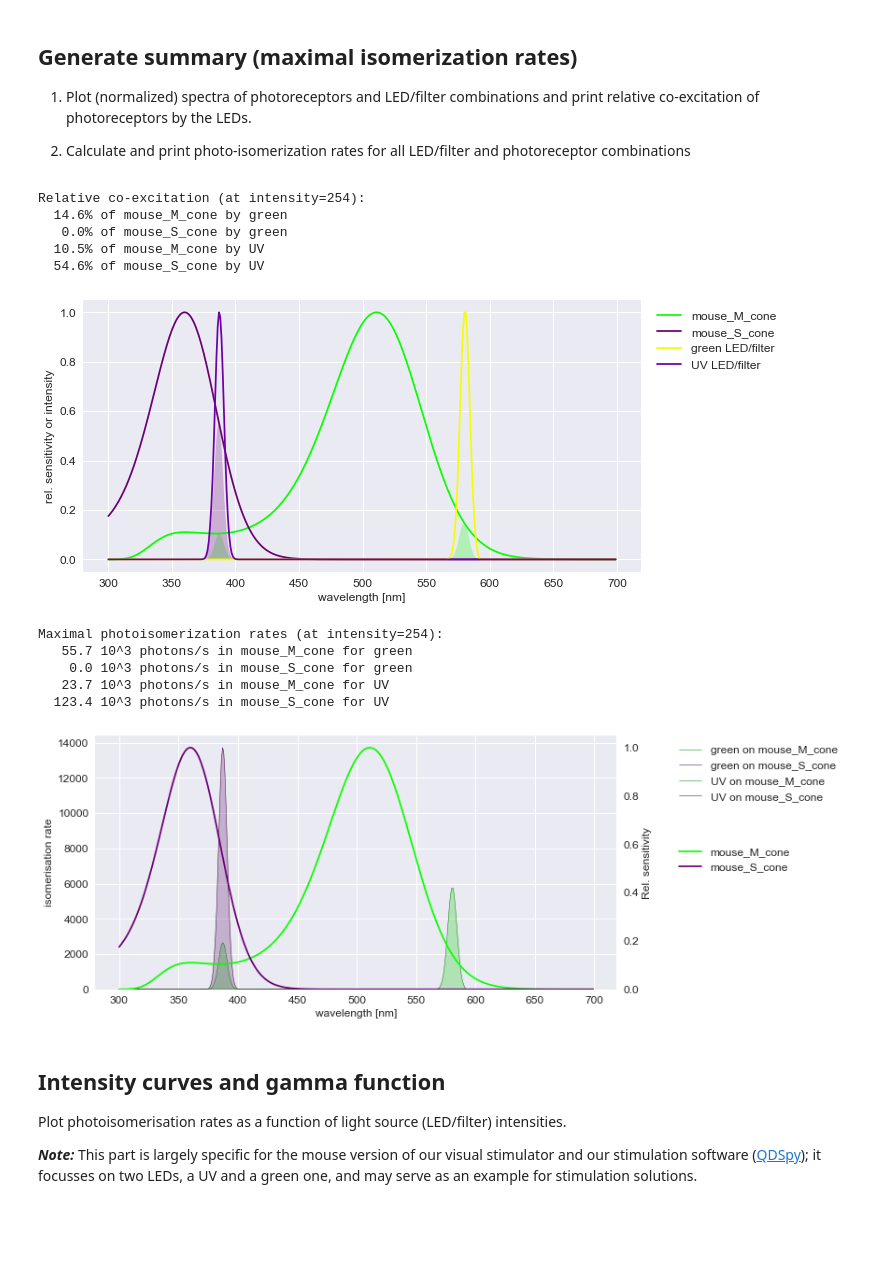
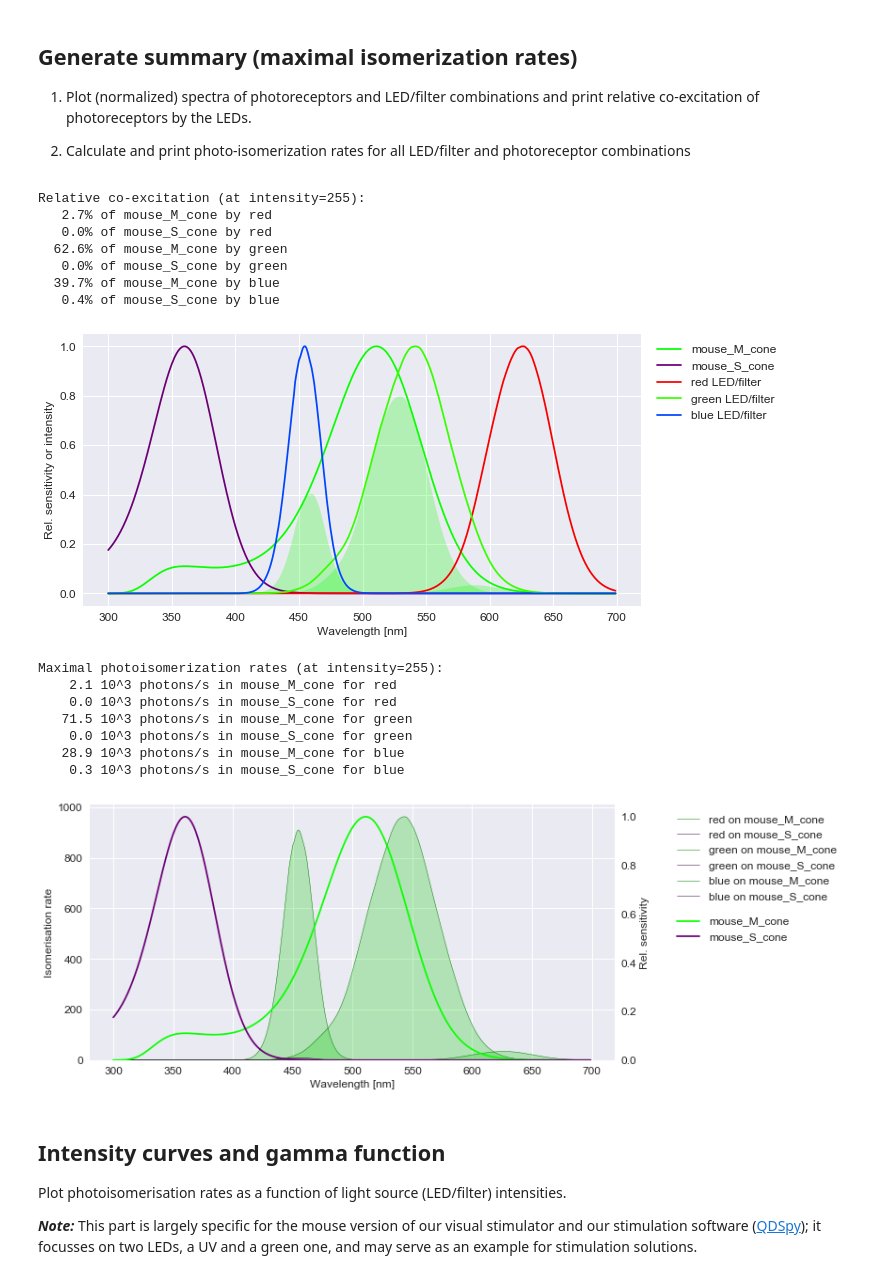
Before and after one commit to eulerlab/open-visual-stimulator, a Jupyter notebook: stimulator_calibration.ipynb, the cells around one changed output. Saved outputs shown, nothing was run; the diff lists cells and outputs as text; code cells hidden in the pictures; blank space fills up the shorter version.

```diff
--- a/stimulator_calibration.ipynb
+++ b/stimulator_calibration.ipynb
@@ -390,11 +394,9 @@ Prepare the measurements and when ready, press Enter. For each LED (light source
 The recorded mean spectra together with the wavelengts are written to a text file, one per LED. By chosing the name of an existing set of files (`fileNameMask`) in the folder `data//`, no measurements are taking place and instead the data of that earlier recording is loaded.
 # %%
 # Examples
-#
+
+fileNameMask = "TFTMonitor_Samsung_4"      # Standard TFT screen, for comparison
+
 """
-fileNameMask = "LEDs_Setup2_20180815c"   # Setup #2 green-UV lightcrafter
-fileNameMask = "TFTMonitor_Samsung"      # Standard TFT screen, for comparison
-fileNameMask = "TFTMonitor_Samsung_4"
+fileNameMask = "LEDs_Setup2_20180821_0"  # Setup #2 green-UV lightcrafter
 """
-
-fileNameMask = "LEDs_Setup2_20180823_2"
@@ -732,7 +738,7 @@ for LED in LEDs:
                     colPR = spc.wavelength_to_rgb(PR["peak_nm"])
             plt.fill(x_wavelen_nm, effect["spect"][-1], facecolor=colPR, alpha=0.25)
 
-plt.gca().set(xlabel="wavelength [nm]", ylabel="rel. sensitivity or intensity")
+plt.gca().set(xlabel="Wavelength [nm]", ylabel="Rel. sensitivity or intensity")
 plt.legend(bbox_to_anchor=(1.01, 1), loc="upper left")
 
 
@@ -809,45 +815,49 @@ for iLED, LED in enumerate(LEDs):
 # Plot ...
 #
 fig, ax1 = plt.subplots()
 ax2      = ax1.twinx()
 
 for PR in PRs:
     if len(PR["spect"]) > 0:
         ax2.plot(x_wavelen_nm, PR["spect"],
                  color=spc.wavelength_to_rgb(PR["peak_nm"]), label=PR["name"])
 
 for LED in LEDs:
     for effect in LED["effect_on_PR"]:
         for iPR, PR in enumerate(PRs):
             if PR["name"] == effect["PR_name"]:
                 col_lo = spc.wavelength_to_rgb(PR["peak_nm"], darker=0.5)
                 col_hi = spc.wavelength_to_rgb(PR["peak_nm"], darker=0.8)
                 ax1.plot(x_wavelen_nm, effect["photoiso_rate"][-1], color=col_lo,
                          label=LED["name"] +" on " +PR["name"], linewidth=0.5)
                 ax1.fill(x_wavelen_nm, effect["photoiso_rate"][-1], facecolor=col_hi, alpha=0.25)
 
-ax1.set_xlabel("wavelength [nm]")
-ax1.set_ylabel("isomerisation rate")
+ax1.set_xlabel("Wavelength [nm]")
+ax1.set_ylabel("Isomerisation rate")
 ax1.legend(bbox_to_anchor=(1.10, 1), loc="upper left")
 ax1.set_ylim(ymin=0)
 
 ax2.set_ylabel("Rel. sensitivity")
 ax2.legend(bbox_to_anchor=(1.10, 0.60), loc="upper left")
 ax2.set_ylim(ymin=0)
 ax2.grid(False)
 # %% [output]
-Relative co-excitation (at intensity=254):
-  14.6% of mouse_M_cone by green
+Relative co-excitation (at intensity=255):
+   2.7% of mouse_M_cone by red
+   0.0% of mouse_S_cone by red
+  62.6% of mouse_M_cone by green
    0.0% of mouse_S_cone by green
-  10.5% of mouse_M_cone by UV
-  54.6% of mouse_S_cone by UV
+  39.7% of mouse_M_cone by blue
+   0.4% of mouse_S_cone by blue
-[figure, old version]
+[figure, new version]
-Maximal photoisomerization rates (at intensity=254):
-   55.7 10^3 photons/s in mouse_M_cone for green
+Maximal photoisomerization rates (at intensity=255):
+    2.1 10^3 photons/s in mouse_M_cone for red
+    0.0 10^3 photons/s in mouse_S_cone for red
+   71.5 10^3 photons/s in mouse_M_cone for green
     0.0 10^3 photons/s in mouse_S_cone for green
-   23.7 10^3 photons/s in mouse_M_cone for UV
-  123.4 10^3 photons/s in mouse_S_cone for UV
+   28.9 10^3 photons/s in mouse_M_cone for blue
+    0.3 10^3 photons/s in mouse_S_cone for blue
-[figure, old version]
+[figure, new version]
 # %% [markdown]
 ## Intensity curves and gamma function
 
```
Also changed, not shown: parts of 23 cells of this notebook, 27 other files.
